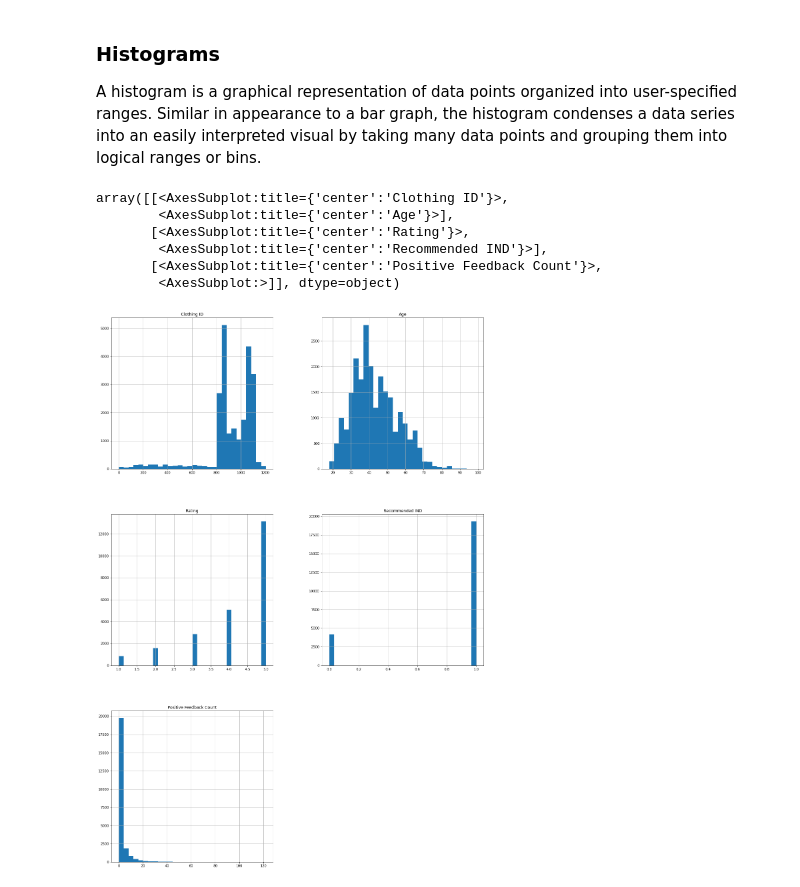
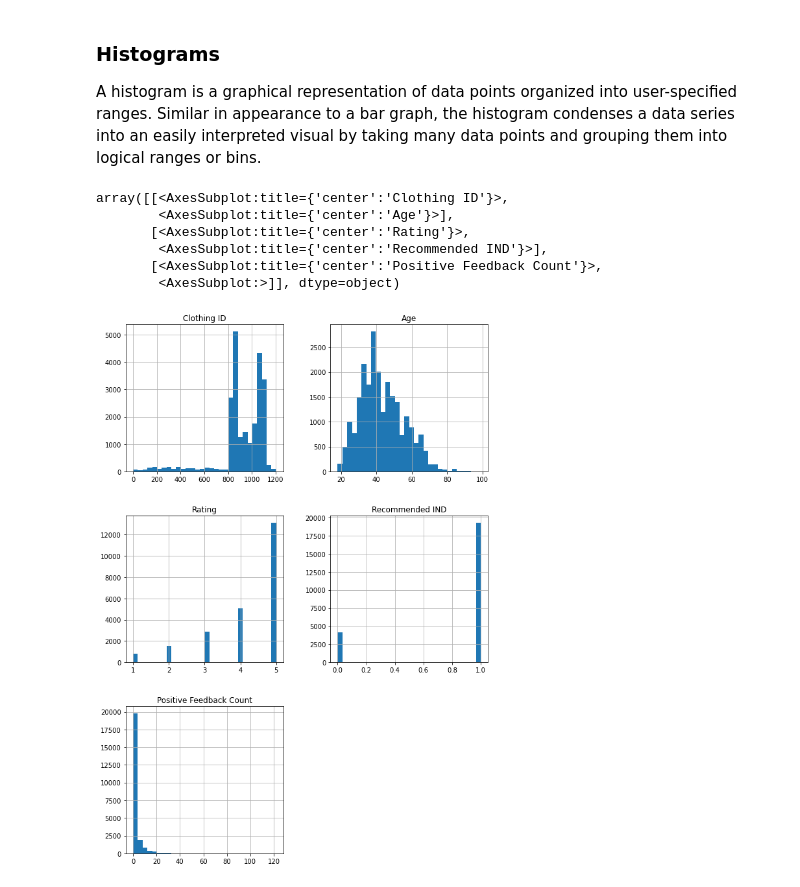
Before and after one commit to pudasainishushant/nepathya_session, a Jupyter notebook: sudha-ml-assignment/Data-visualization.ipynb, the cells around one changed output. Saved outputs shown, nothing was run; the diff lists cells and outputs as text; code cells hidden in the pictures.

```diff
--- a/sudha-ml-assignment/Data-visualization.ipynb
+++ b/sudha-ml-assignment/Data-visualization.ipynb
@@ -65,12 +65,12 @@ data.boxplot()
 ### Histograms
 A histogram is a graphical representation of data points organized into user-specified ranges. Similar in appearance to a bar graph, the histogram condenses a data series into an easily interpreted visual by taking many data points and grouping them into logical ranges or bins.
 # %%
-data.hist(bins=30, figsize=(20,30))
+data.hist(bins=30, figsize=(10,15))
 # %% [output]
 array([[<AxesSubplot:title={'center':'Clothing ID'}>,
         <AxesSubplot:title={'center':'Age'}>],
        [<AxesSubplot:title={'center':'Rating'}>,
         <AxesSubplot:title={'center':'Recommended IND'}>],
        [<AxesSubplot:title={'center':'Positive Feedback Count'}>,
         <AxesSubplot:>]], dtype=object)
-[figure, old version]
+[figure, new version]
```
Also changed, not shown: parts of 3 cells of this notebook.
